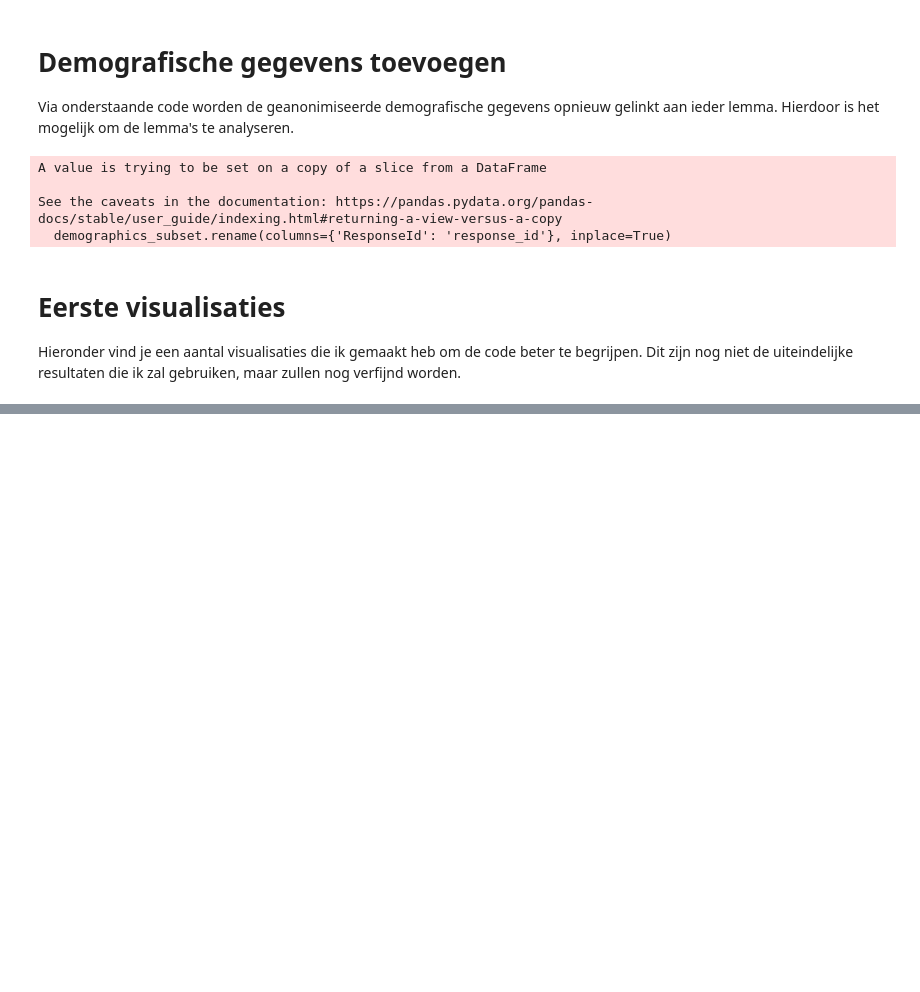
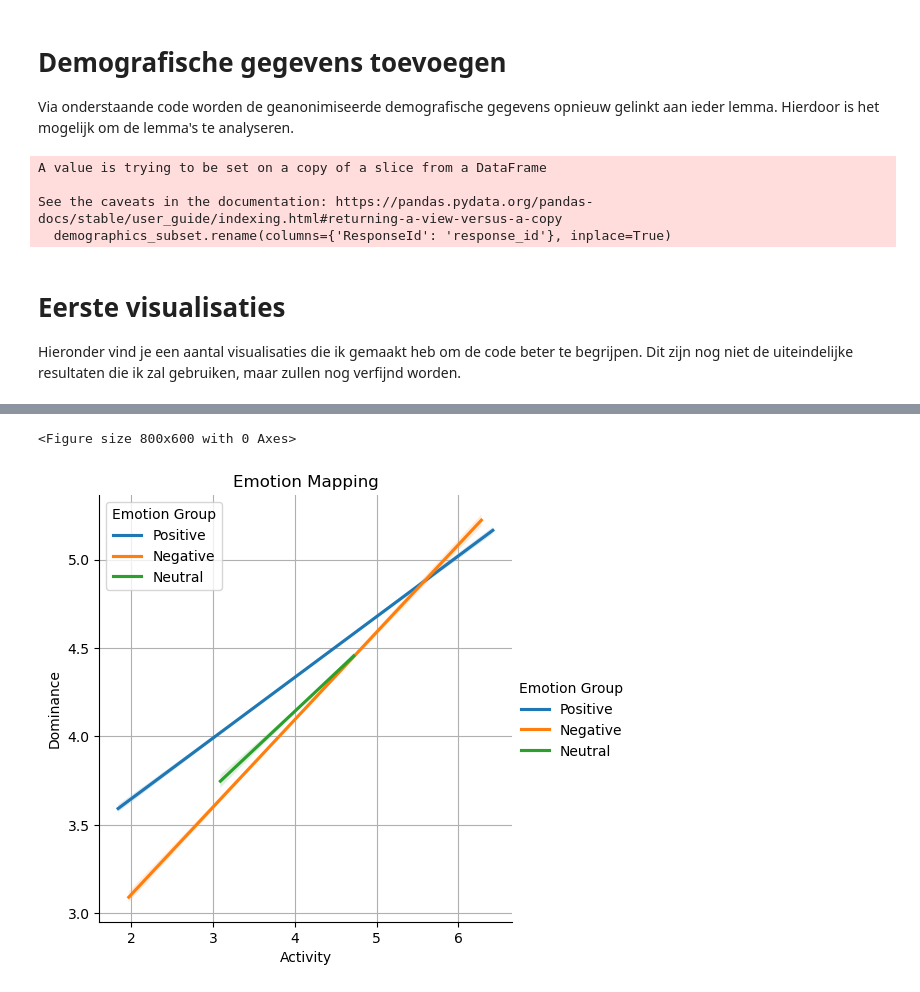
Before and after one commit to AntheSevenants/CanonComments, a Jupyter notebook: 1-tokenisation.ipynb, the cells around one changed output, grey strips where cells are left out. Drawn from its saved outputs; the diff is of its cells as text; code cells hidden in the pictures; blank space fills up the shorter version.

```diff
--- a/1-tokenisation.ipynb
+++ b/1-tokenisation.ipynb
@@ -318,0 +411,22 @@ for wordnorm in wordnorms:
+# %%
+from sklearn.linear_model import LinearRegression
+
+visual_df = merged_df_final.copy()
+
+# Group emotions based on valence
+visual_df['Emotion Group'] = visual_df['M V'].apply(lambda x: 'Positive' if x > 4 else ('Neutral' if x == 4 else 'Negative'))
+
+# Create an emotion map
+plt.figure(figsize=(8, 6))
+scatter_plot = sns.lmplot(x='M A', y='M P', hue='Emotion Group', data=visual_df, scatter=False)
+plt.title('Emotion Mapping')
+plt.xlabel('Activity')
+plt.ylabel('Dominance')
+plt.grid(True)
+
+
+plt.legend(title='Emotion Group')
+plt.show()
+# %% [output]
+<Figure size 800x600 with 0 Axes>
+[figure, added]
```
Also changed, not shown: parts of 7 cells of this notebook, 2 other files.
